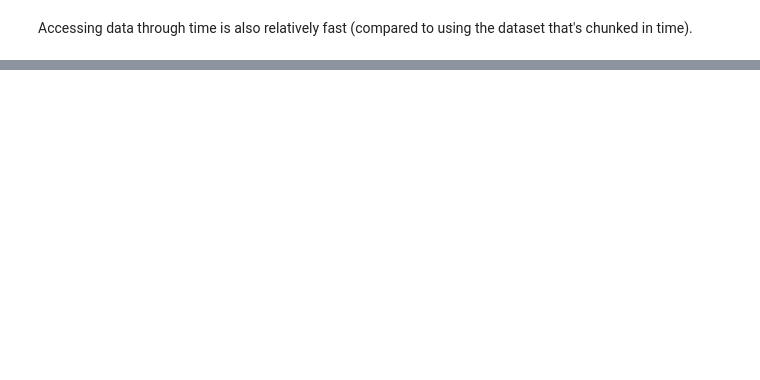
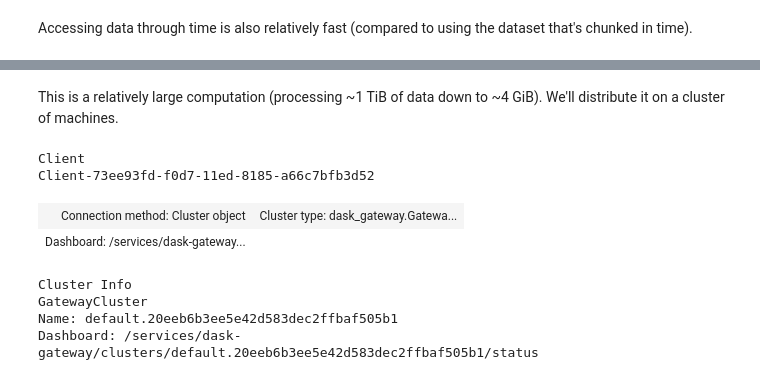
Before and after one commit to TomAugspurger/noaa-nwm, a Jupyter notebook: content/timeseries.ipynb, the cells around one changed output, grey strips where cells are left out. Saved outputs shown, nothing was run; the diff lists cells and outputs as text; code cells hidden in the pictures; blank space fills up the shorter version.

```diff
--- a/content/timeseries.ipynb
+++ b/content/timeseries.ipynb
@@ -73,0 +145,18 @@ t.to_dataframe().plot(subplots=True);
+# %% [markdown]
+This is a relatively large computation (processing ~1 TiB of data down to ~4 GiB). We'll distribute it on a cluster of machines.
+# %%
+from dask_gateway import GatewayCluster
+
+cluster = GatewayCluster()
+cluster.scale(16)
+client = cluster.get_client()
+client
+# %% [output]
+Client
+Client-73ee93fd-f0d7-11ed-8185-a66c7bfb3d52
+| Connection method: Cluster object | Cluster type: dask_gateway.Gatewa... |
+| Dashboard: /services/dask-gateway... |  |
+Cluster Info
+GatewayCluster
+Name: default.20eeb6b3ee5e42d583dec2ffbaf505b1
+Dashboard: /services/dask-gateway/clusters/default.20eeb6b3ee5e42d583dec2ffbaf505b1/status
```
Also changed, not shown: parts of 28 cells of this notebook, 1 other file.
